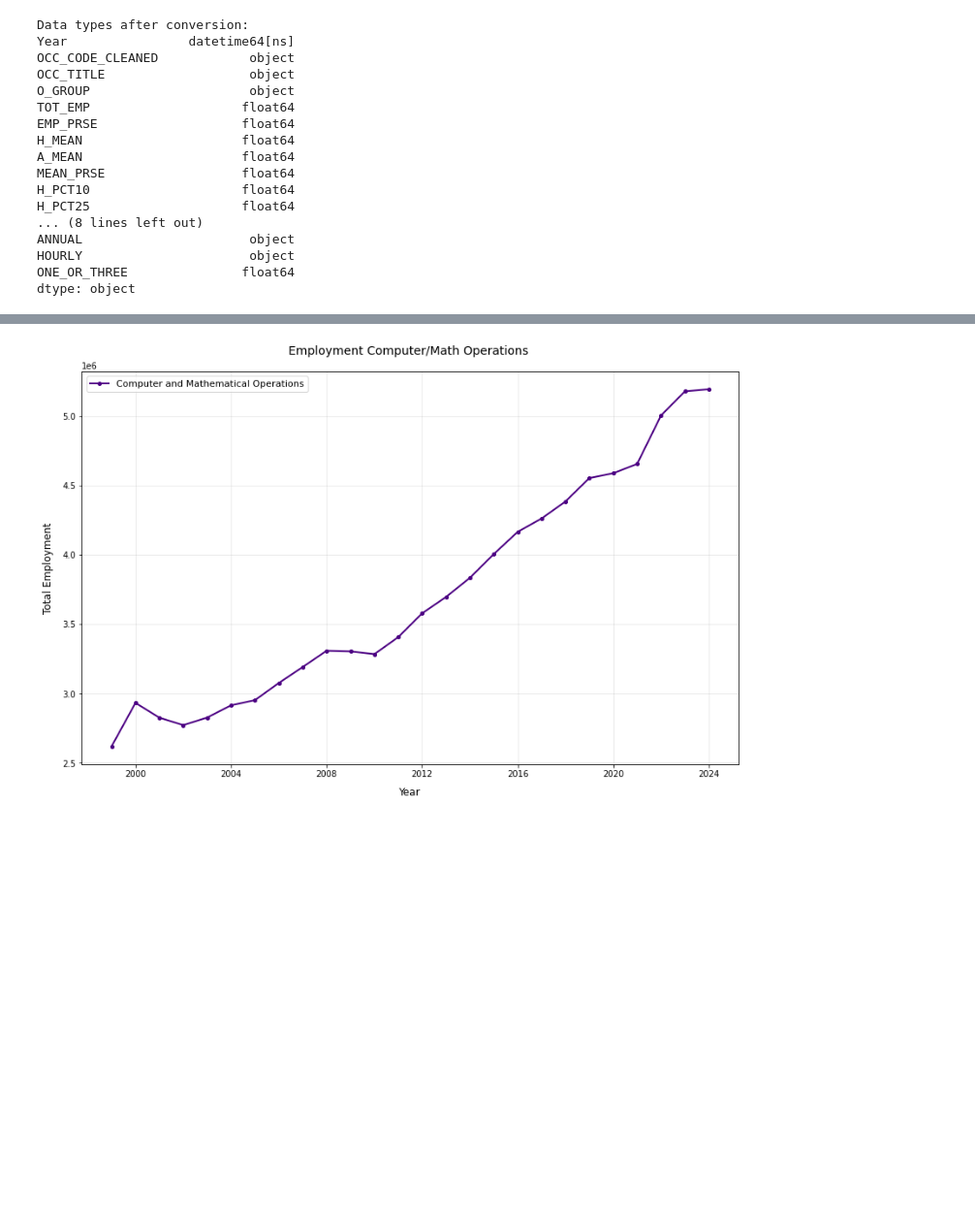
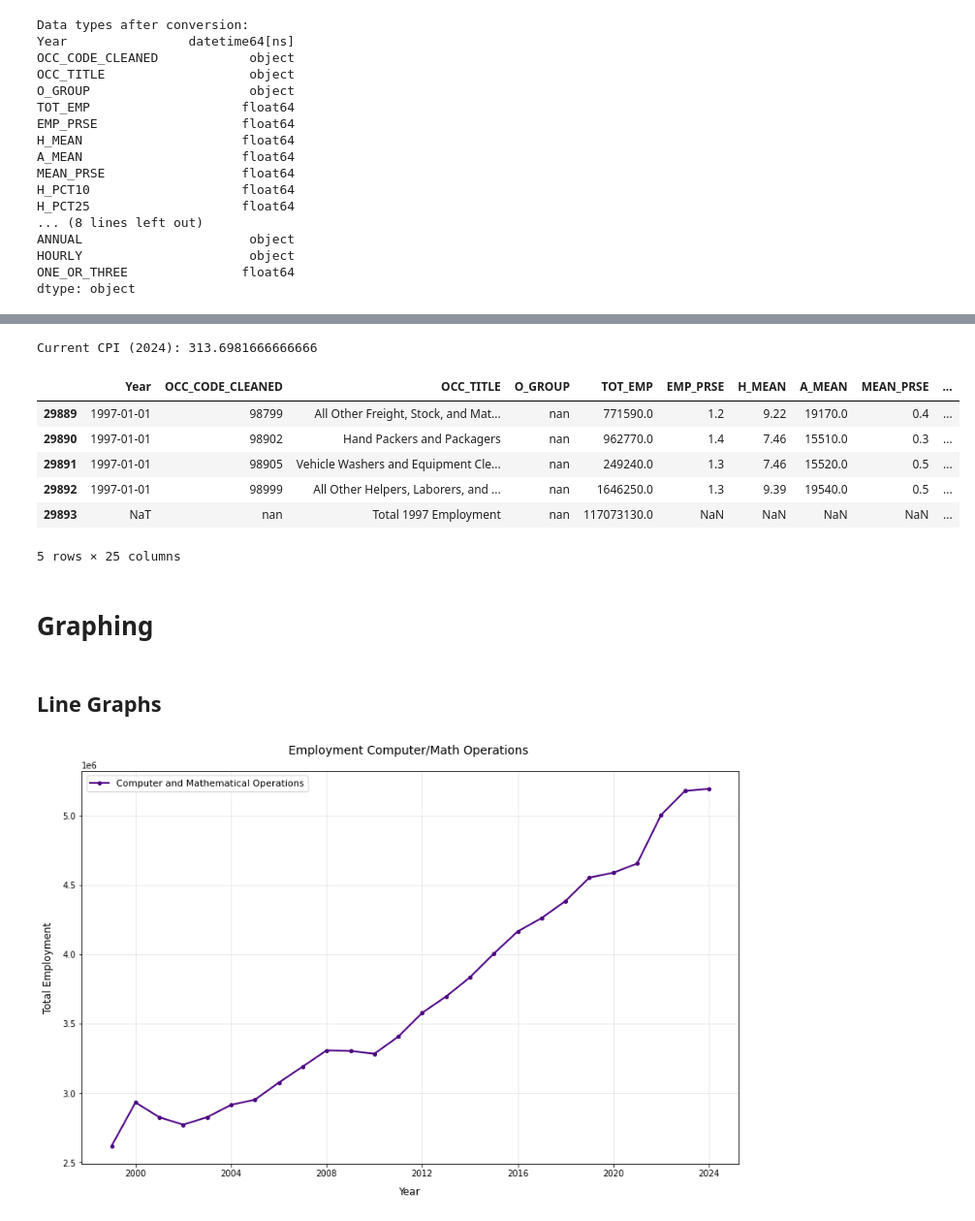
Before and after one commit to charlotteprior/analytics-applications-sp2026-final, a Jupyter notebook: national_employment_eda.ipynb, the cells around one changed output, grey strips where cells are left out. Shown at 97% size. Drawn from its saved outputs; the diff is of its cells as text; code cells hidden in the pictures; blank space fills up the shorter version.

```diff
--- a/national_employment_eda.ipynb
+++ b/national_employment_eda.ipynb
@@ -174,0 +198,4 @@ dtype: object
+# %%
+# Convert YEAR to datetime
+cpi_df['Year'] = pd.to_datetime(cpi_df['Year'], format='%Y')
+cpi_df.info()
@@ -174,0 +220,8 @@ dtype: object
+# %%
+# left join CPI annual index into main df by Year
+cpi_join = cpi_df[['Year', 'Annual']].rename(columns={'Annual': 'CPI'})
+
+df = df.merge(cpi_join, on='Year', how='left')
+
+# verify
+df[['Year', 'CPI']].head()
@@ -175,3 +235,24 @@ dtype: object
+# %%
+current_CPI = df[df['Year']=='2024-01-01']['CPI'].values[0]
+print(f"Current CPI (2024): {current_CPI}")
+# %% [output]
+Current CPI (2024): 313.6981666666666
+# %%
+df['REAL_A_MEAN'] = df['A_MEAN'] * (current_CPI / df['CPI'])
+df['REAL_A_MEDIAN'] = df['A_MEDIAN'] * (current_CPI / df['CPI'])
+df.tail()
+# %% [output]
+|  | Year | OCC_CODE_CLEANED | OCC_TITLE | O_GROUP | TOT_EMP | EMP_PRSE | H_MEAN | A_MEAN | MEAN_PRSE | ... |
+| 29889 | 1997-01-01 | 98799 | All Other Freight, Stock, and Mat... | nan | 771590.0 | 1.2 | 9.22 | 19170.0 | 0.4 | ... |
+| 29890 | 1997-01-01 | 98902 | Hand Packers and Packagers | nan | 962770.0 | 1.4 | 7.46 | 15510.0 | 0.3 | ... |
+| 29891 | 1997-01-01 | 98905 | Vehicle Washers and Equipment Cle... | nan | 249240.0 | 1.3 | 7.46 | 15520.0 | 0.5 | ... |
+| 29892 | 1997-01-01 | 98999 | All Other Helpers, Laborers, and ... | nan | 1646250.0 | 1.3 | 9.39 | 19540.0 | 0.5 | ... |
+| 29893 | NaT | nan | Total 1997 Employment | nan | 117073130.0 | NaN | NaN | NaN | NaN | ... |
+5 rows × 25 columns
+# %% [markdown]
+# Graphing
+# %% [markdown]
+## Line Graphs
 # %%
 import matplotlib.pyplot as plt
 
```
Also changed, not shown: parts of 15 cells of this notebook, 1 other file.
